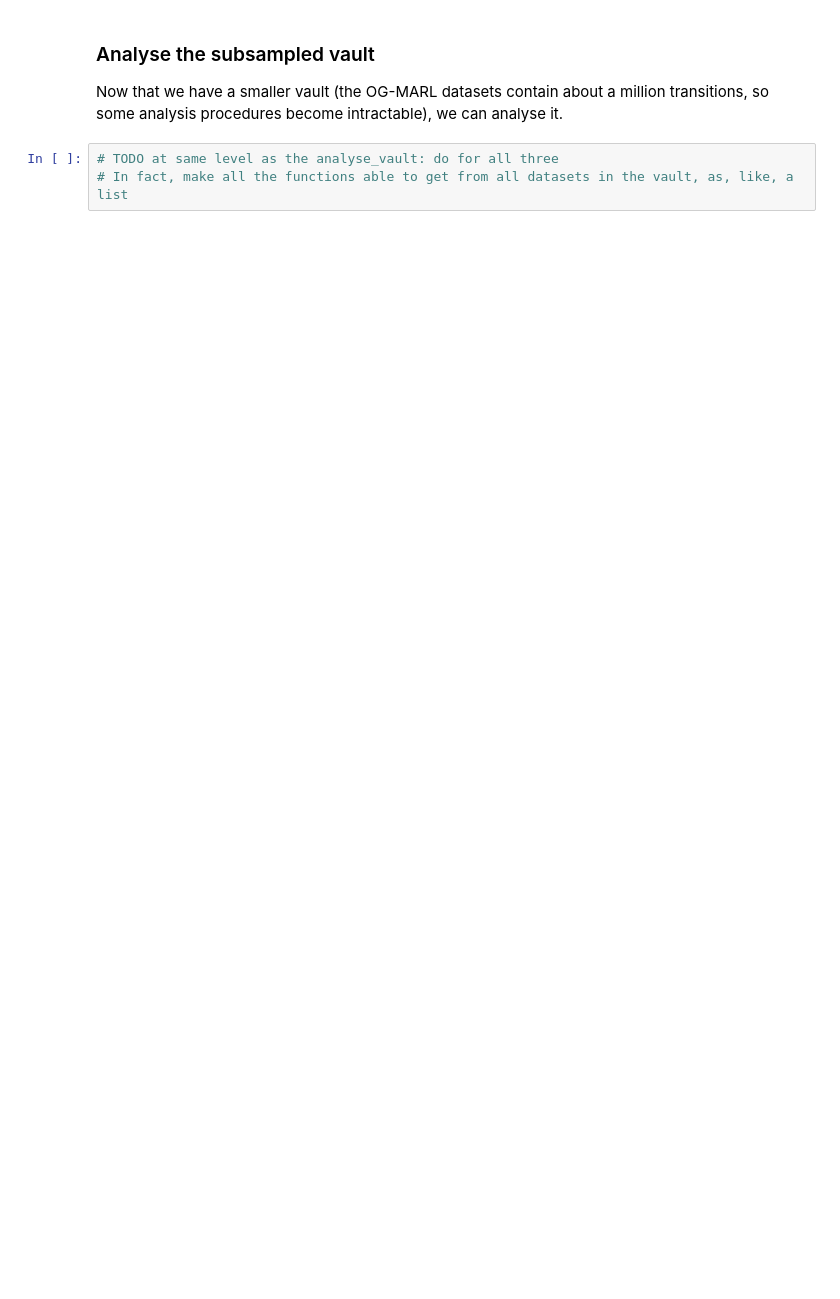
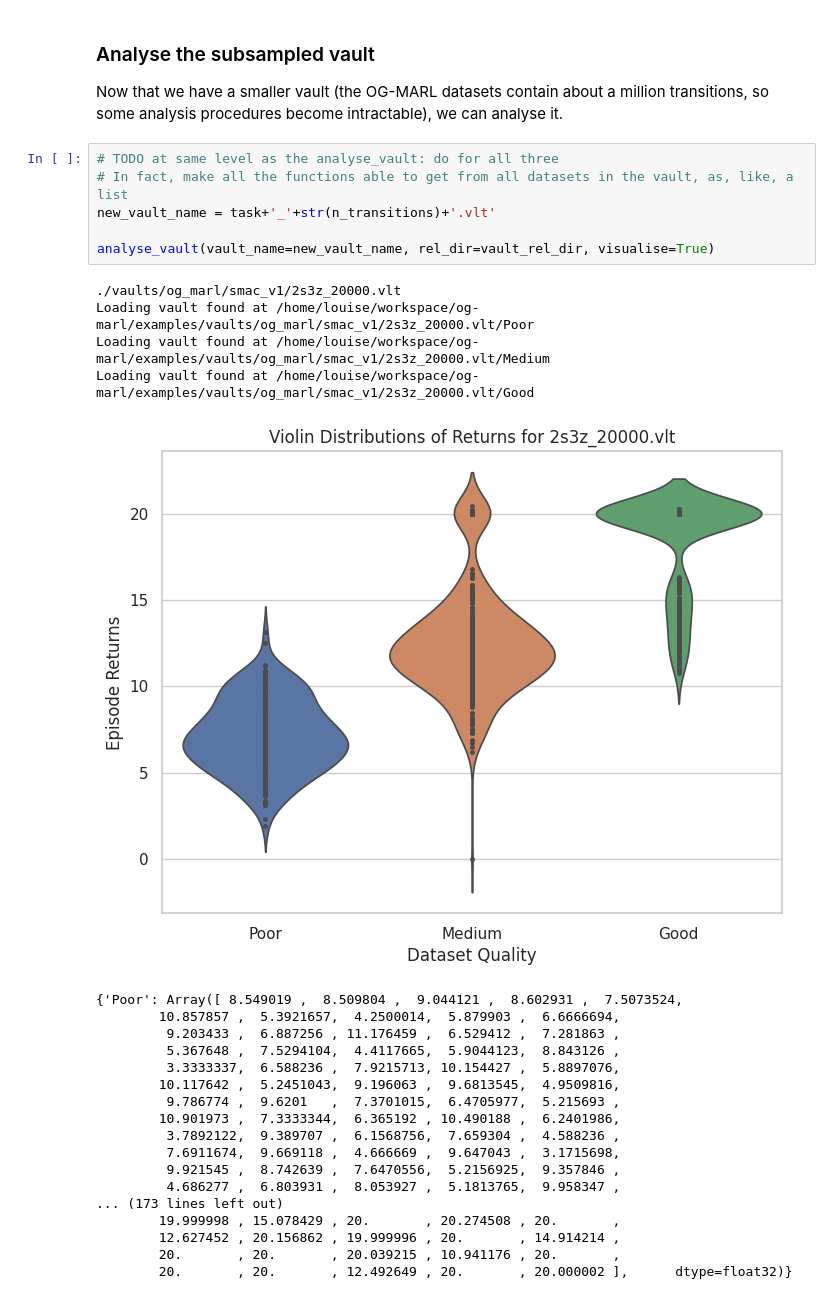
Before and after one commit to instadeepai/og-marl, a Jupyter notebook: examples/dataset_analysis_demo.ipynb, the cells around one changed output. Drawn from its saved outputs; the diff is of its cells as text; blank space fills up the shorter version.

```diff
--- a/examples/dataset_analysis_demo.ipynb
+++ b/examples/dataset_analysis_demo.ipynb
@@ -117,3 +98,29 @@ Now that we have a smaller vault (the OG-MARL datasets contain about a million t
 # %%
 # TODO at same level as the analyse_vault: do for all three
 # In fact, make all the functions able to get from all datasets in the vault, as, like, a list
+new_vault_name = task+'_'+str(n_transitions)+'.vlt'
+
+analyse_vault(vault_name=new_vault_name, rel_dir=vault_rel_dir, visualise=True)
+# %% [output]
+./vaults/og_marl/smac_v1/2s3z_20000.vlt
+Loading vault found at /home/louise/workspace/og-marl/examples/vaults/og_marl/smac_v1/2s3z_20000.vlt/Poor
+Loading vault found at /home/louise/workspace/og-marl/examples/vaults/og_marl/smac_v1/2s3z_20000.vlt/Medium
+Loading vault found at /home/louise/workspace/og-marl/examples/vaults/og_marl/smac_v1/2s3z_20000.vlt/Good
+[figure, added]
+{'Poor': Array([ 8.549019 ,  8.509804 ,  9.044121 ,  8.602931 ,  7.5073524,
+        10.857857 ,  5.3921657,  4.2500014,  5.879903 ,  6.6666694,
+         9.203433 ,  6.887256 , 11.176459 ,  6.529412 ,  7.281863 ,
+         5.367648 ,  7.5294104,  4.4117665,  5.9044123,  8.843126 ,
+         3.3333337,  6.588236 ,  7.9215713, 10.154427 ,  5.8897076,
+        10.117642 ,  5.2451043,  9.196063 ,  9.6813545,  4.9509816,
+         9.786774 ,  9.6201   ,  7.3701015,  6.4705977,  5.215693 ,
+        10.901973 ,  7.3333344,  6.365192 , 10.490188 ,  6.2401986,
+         3.7892122,  9.389707 ,  6.1568756,  7.659304 ,  4.588236 ,
+         7.6911674,  9.669118 ,  4.666669 ,  9.647043 ,  3.1715698,
+         9.921545 ,  8.742639 ,  7.6470556,  5.2156925,  9.357846 ,
+         4.686277 ,  6.803931 ,  8.053927 ,  5.1813765,  9.958347 ,
+... (173 lines left out)
+        19.999998 , 15.078429 , 20.       , 20.274508 , 20.       ,
+        12.627452 , 20.156862 , 19.999996 , 20.       , 14.914214 ,
+        20.       , 20.       , 20.039215 , 10.941176 , 20.       ,
+        20.       , 20.       , 12.492649 , 20.       , 20.000002 ],      dtype=float32)}
```
Also changed, not shown: parts of 3 cells of this notebook, 3 other files.
